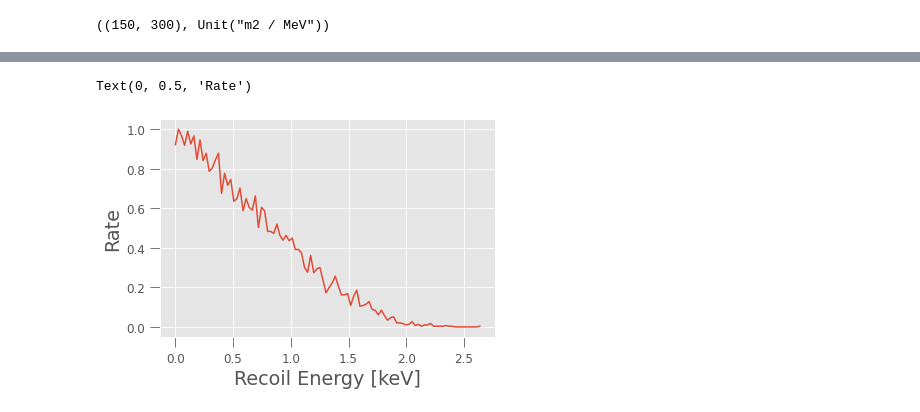
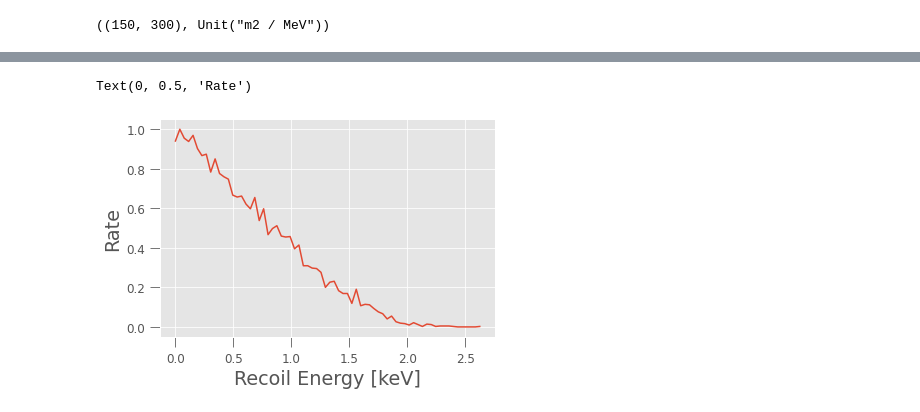
Before and after one commit to XENONnT/multimessenger, a Jupyter notebook: notebooks/SNAX2-staged_sampling.ipynb, the cells around one changed output, grey strips where cells are left out. Drawn from its saved outputs; the diff is of its cells as text; code cells hidden in the pictures.

```diff
--- a/notebooks/SNAX2-staged_sampling.ipynb
+++ b/notebooks/SNAX2-staged_sampling.ipynb
@@ -283,6 +377,7 @@ for i, t in tqdm(enumerate(model.time), total=len(model.time)):
     for f in Flavor:
         time_fluxes[f][i] = np.interp(neutrino_energy_sampling, Enu_vals, _fluxes[f][i,:])
 # %%
+neutrino_energy_sampling = np.linspace(0,200,300)*u.MeV
 xsecs = nN_cross_section(neutrino_energy_sampling, Er_vals).to(u.m**2 / u.MeV)
 xsecs.shape, xsecs.unit
 # %% [output]
@@ -436,11 +531,11 @@ for i, _ in enumerate(sampled_meanE[::200]):
 sampled_Er = np.zeros(len(sampled_meanE))
 for i, meane in enumerate(sampled_meanE):
     sampled_Er[i] = _inverse_transform_sampling(Er_vals, xsec_for_sampled[:,i], 1)
-# %%
-a, b = np.histogram(sampled_Er, bins=100);
-plt.plot(b[:-1], a/a.max())
-plt.xlabel("Recoil Energy [keV]")
-plt.ylabel("Rate")
-# %% [output]
-Text(0, 0.5, 'Rate')
-[figure, removed]
+# %%
+a, b = np.histogram(sampled_Er, bins=70);
+plt.plot(b[:-1], a/a.max())
+plt.xlabel("Recoil Energy [keV]")
+plt.ylabel("Rate")
+# %% [output]
+Text(0, 0.5, 'Rate')
+[figure, added]
```
Also changed, not shown: parts of 31 cells of this notebook.
